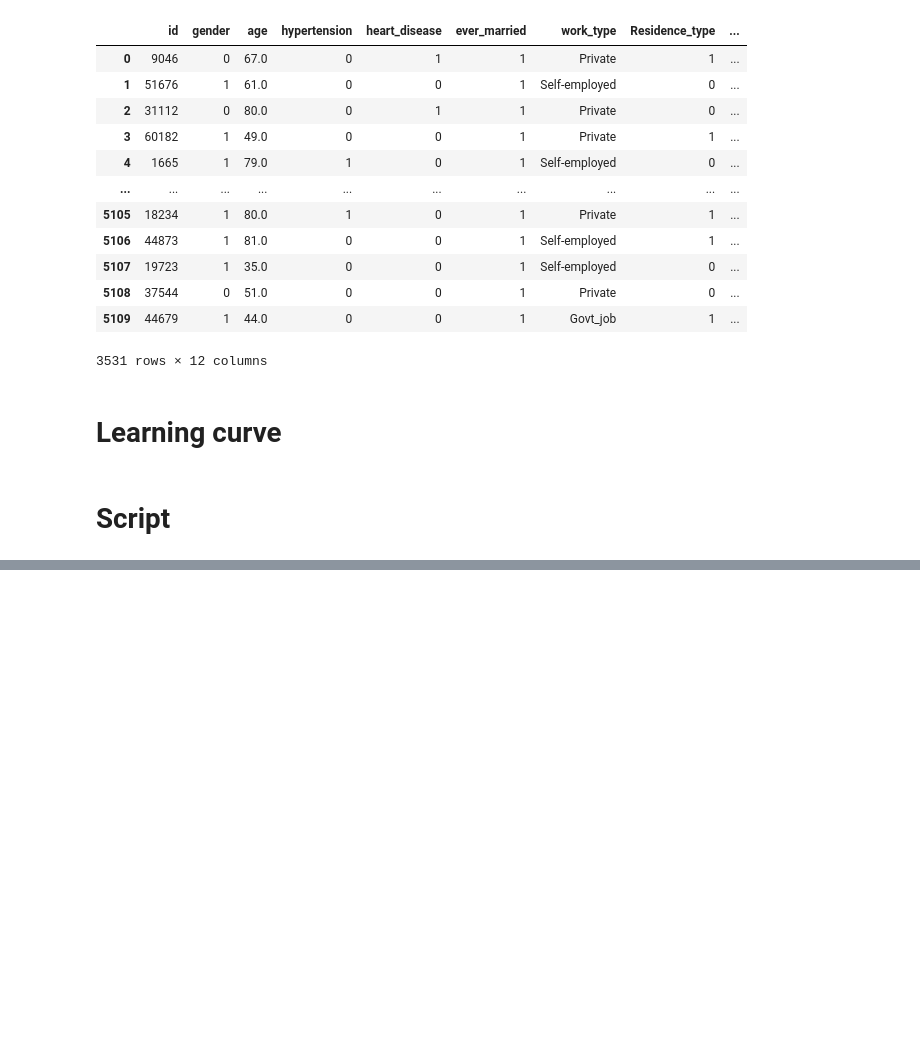
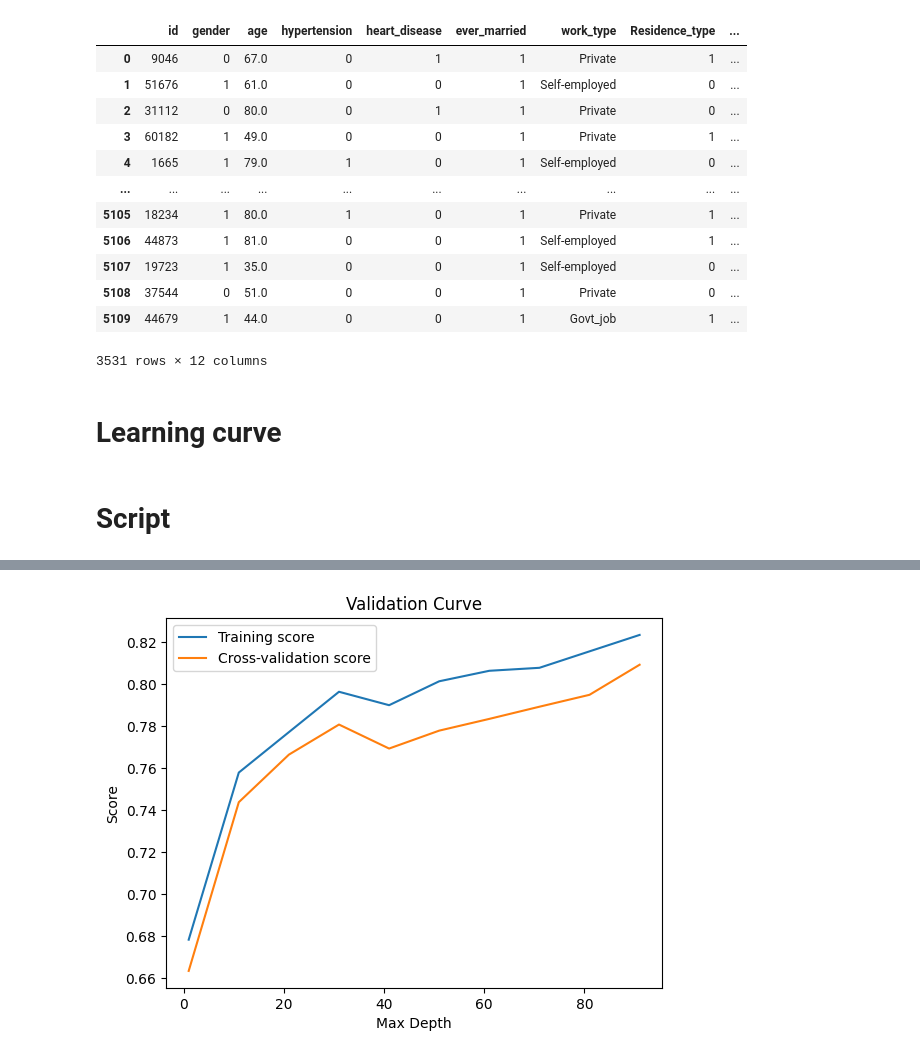
Before and after one commit to julienRactM/stroke-alert, a Jupyter notebook: julien_notebook.ipynb, the cells around one changed output, grey strips where cells are left out. Drawn from its saved outputs; the diff is of its cells as text; code cells hidden in the pictures; blank space fills up the shorter version.

```diff
--- a/julien_notebook.ipynb
+++ b/julien_notebook.ipynb
@@ -3282,5 +3283,15 @@ if "Other" in clean_df.gender.value_counts():
     clean_df.Residence_type = clean_df.Residence_type.apply(lambda x : 1 if x == "Urban" else 0)
     clean_df.gender = clean_df.gender.apply(lambda x : 1 if x == "Female" else 0)
     # clean_df.bmi = clean_df.bmi.apply(lambda x : x if isinstance(x, float) else 0)
-    clean_df.bmi.fillna(0, inplace=True)
+
+    clean_df['bmi'] = clean_df['bmi'].fillna(df['bmi'].median())
+    # ideally do this before fillna but it discards nans too
     clean_df = clean_df[clean_df.bmi <= 60]
+
+    class_0_df = clean_df[clean_df['stroke'] == 0]
+    class_1_df = clean_df[clean_df['stroke'] == 1]
+    undersampled_class_0_data = class_0_df.sample(n=len(class_1_df)*2, replace=True, random_state=42)
+    # undersampled_class_0_data = class_0_df.sample(n=len(class_1_df)*2, replace=True, random_state=42)
+    clean_df = pd.concat([class_1_df, undersampled_class_0_data, class_1_df]) #class_1_df
+    clean_df = clean_df.sample(frac=1, random_state=42)
+clean_df.stroke.value_counts()
@@ -3368,0 +3345,85 @@ min/max recall result[0.4794520547945205, 0.8955223880597015]
+# %%
+to_classify = ['smoking_status' ]
+to_scale = ['bmi', 'age']
+already_processed = ['gender']
+
+select_features = to_classify + to_scale + already_processed # + to_min_max
+X = clean_df[select_features]
+y = clean_df['stroke']  # Target
+
+recall = make_scorer(recall_score)
+precision_scorer = make_scorer(precision_score)
+recall_list = []
+precision_list = []
+
+# allow more accurate model's performance estimation with more training reps and
+# different data splits on a small amount of data, needs to be 1 for prediction tasks.
+for i in range(10):
+    X_train, X_test, y_train, y_test = train_test_split(X, y, test_size=0.3, \
+        random_state=np.random.randint(1, 20001))
+
+    # Building Pipeline
+    preprocessor = ColumnTransformer([
+        ('onehot', OneHotEncoder(), to_classify),
+        ('robust_scaler', RobustScaler(), to_scale), # RobustScaler/StandardScaler/MinMaxScaler
+        # ('minmax_scaler', MinMaxScaler(), to_min_max),
+        # ('minmax', MinMaxScaler(), to_min_max),
+    ], remainder='passthrough')  # passthrough/drop
+
+    pipeline = Pipeline([
+        ('preprocessor', preprocessor), #class_weight='balanced' #, early_stopping=True, n_iter_no_change=5
+        ('random_forest_classifier', RandomForestClassifier(max_depth=2, random_state=0)) #class_weight, class_weight='balanced', class_weight='balanced', class_weight='balanced', class_weight='balanced'
+
+        # RandomForestClassifier DecisionTreeClassifier
+        # ('regressor', LogisticRegression(penalty='l2', max_iter=1000, class_weight='balanced', n_jobs=8))  # Linear Regression model class_weight='balanced'
+    ])
+    pipeline.fit(X_train, y_train)
+
+
+    recall_list.append(cross_val_score(pipeline, X_test, y_test, cv=5, scoring=recall).mean())
+    precision_list.append(cross_val_score(pipeline, X_test, y_test, cv=5, scoring=precision_scorer, verbose=0).mean()) # precision , error_score=0, n_jobs=-1
+    # precision = precision_score(y_true, y_pred, zero_division=1)
+
+param_range = np.arange(1, 100, 10)  # Example range of parameter values
+train_scores, test_scores = validation_curve(
+    pipeline, X_train, y_train, param_name="random_forest_classifier__n_estimators", param_range=param_range,
+    scoring="recall", n_jobs=1)
+
+plt.figure()
+plt.plot(param_range, np.mean(train_scores, axis=1), label='Training score')
+plt.plot(param_range, np.mean(test_scores, axis=1), label='Cross-validation score')
+plt.title('Validation Curve')
+plt.xlabel('Max Depth')
+plt.ylabel('Score')
+plt.legend(loc="best")
+plt.show()
+
+
+train_sizes, train_scores_lc, test_scores_lc = learning_curve(
+    pipeline, X_train, y_train, cv=5, n_jobs=-1, train_sizes=np.linspace(.1, 1.0, 5))
+
+plt.figure()
+plt.plot(train_sizes, np.mean(train_scores_lc, axis=1), 'o-', label='Training score')
+plt.plot(train_sizes, np.mean(test_scores_lc, axis=1), 'o-', label='Cross-validation score')
+plt.title('Learning Curve')
+plt.xlabel('Training examples')
+plt.ylabel('Score')
+plt.legend(loc="best")
+plt.show()
+
+print(f"# Used features count : {len(select_features) } - {select_features}") #/len(df.columns)
+print(f"# Mean Precision: {np.mean(precision_list):.5f}")
+print(f"min/max Precision result{[min(precision_list), max(precision_list)]}")
+print(f"# Mean Recall: {np.mean(recall_list):.5f}")
+print(f"min/max recall result{[min(recall_list), max(recall_list)]}")
+
+
+# recall_list.append(recall_score(y_test, predicted_strokes))
+# r2list.append(pipeline.score(X_test, y_test))
+# print(f"# Mean r2 Test_Score: {np.mean(r2list):.5f}")
+    # predicted_strokes = pipeline.predict(X_test)
+    # rmse_list.append(np.sqrt(mean_squared_error(y_test, predicted_strokes)))
+# Display RMSE
+# print(f"# Average prediction error: ~{np.mean(rmse_list):.4f} (RMSE)")
+# %% [output]
+[figure, added]
```
Also changed, not shown: parts of 43 cells of this notebook, 3 other files.
